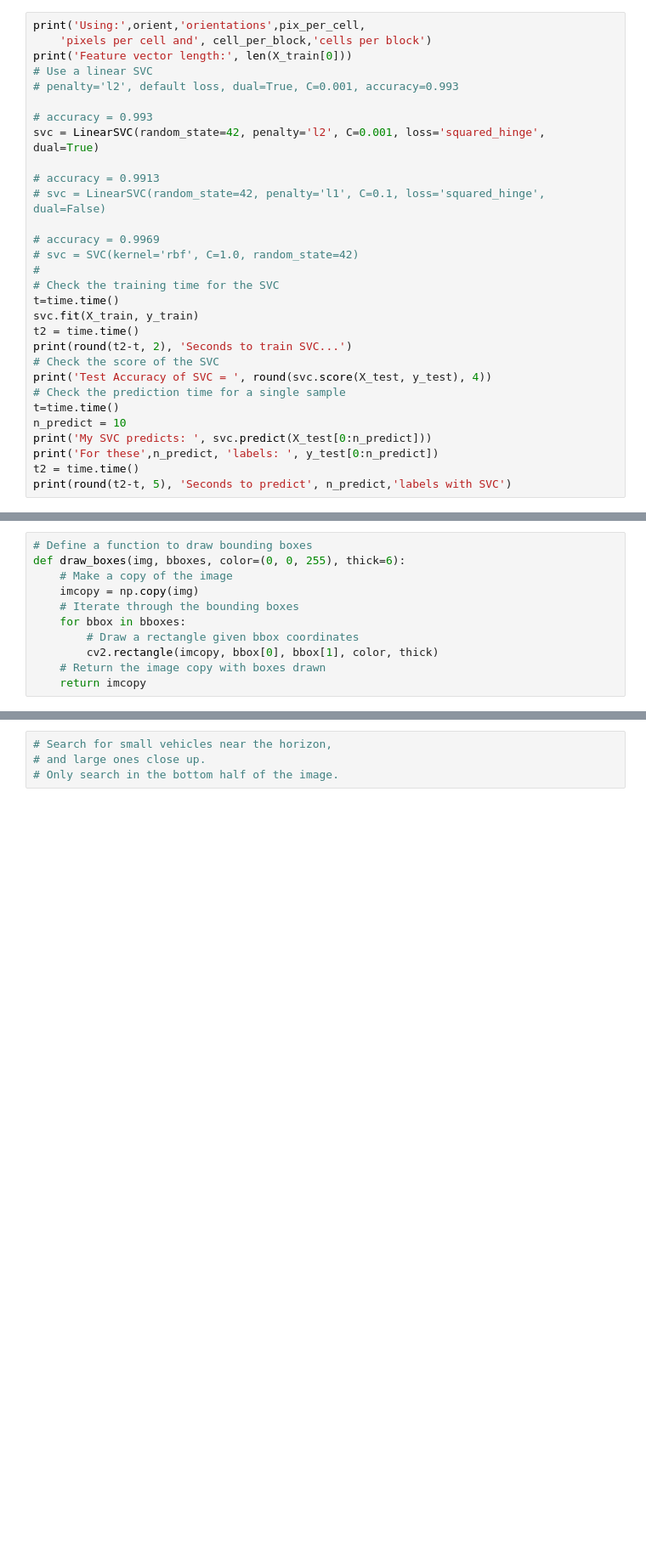
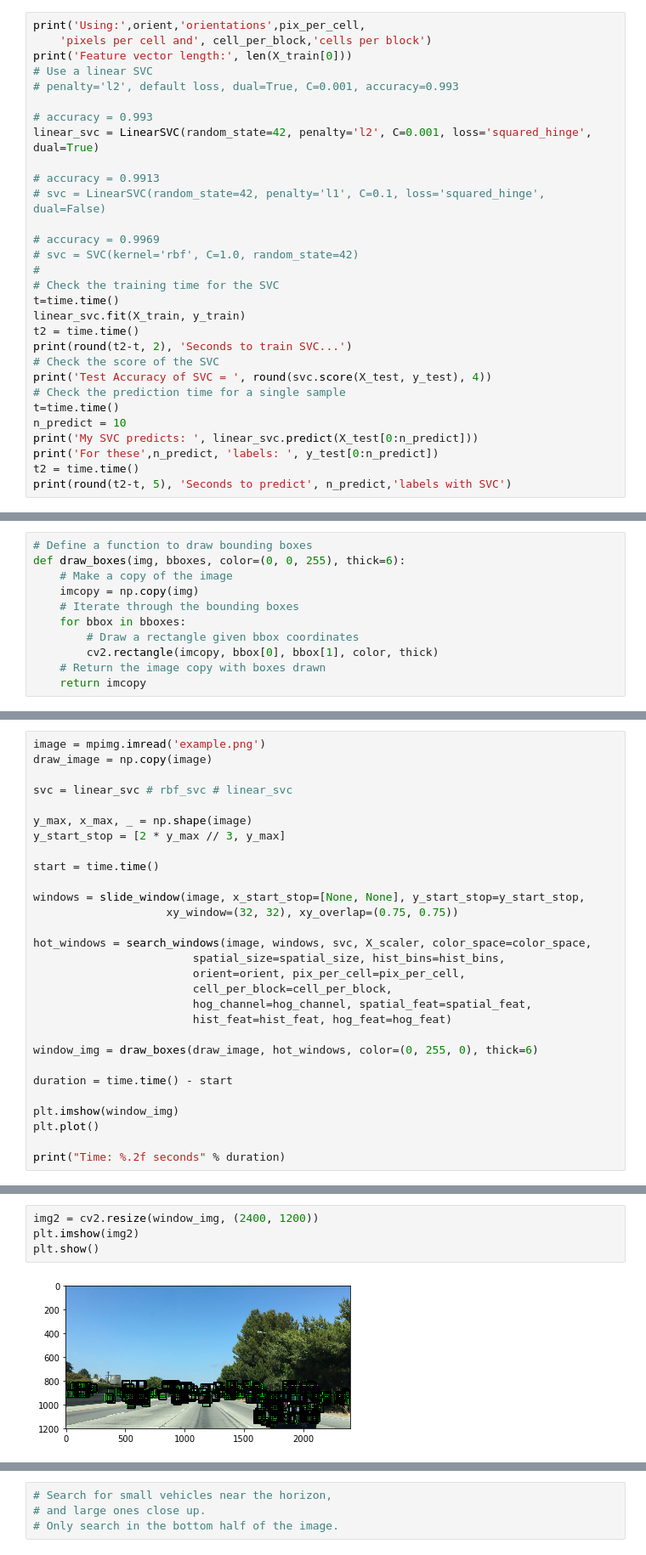
Before and after one commit to mkolod/CarND-Vehicle-Detection, a Jupyter notebook: vehicle_detection.ipynb, the cells around one changed output, grey strips where cells are left out. Shown at 85% size. Saved outputs shown, nothing was run; the diff lists cells and outputs as text; blank space fills up the shorter version.

```diff
--- a/vehicle_detection.ipynb
+++ b/vehicle_detection.ipynb
@@ -198,7 +198,7 @@ print('Feature vector length:', len(X_train[0]))
 # penalty='l2', default loss, dual=True, C=0.001, accuracy=0.993
 
 # accuracy = 0.993
-svc = LinearSVC(random_state=42, penalty='l2', C=0.001, loss='squared_hinge', dual=True)
+linear_svc = LinearSVC(random_state=42, penalty='l2', C=0.001, loss='squared_hinge', dual=True)
 
 # accuracy = 0.9913
 # svc = LinearSVC(random_state=42, penalty='l1', C=0.1, loss='squared_hinge', dual=False)
@@ -208,7 +208,7 @@ svc = LinearSVC(random_state=42, penalty='l2', C=0.001, loss='squared_hinge', du
 #
 # Check the training time for the SVC
 t=time.time()
-svc.fit(X_train, y_train)
+linear_svc.fit(X_train, y_train)
 t2 = time.time()
 print(round(t2-t, 2), 'Seconds to train SVC...')
 # Check the score of the SVC
@@ -216,7 +216,7 @@ print('Test Accuracy of SVC = ', round(svc.score(X_test, y_test), 4))
 # Check the prediction time for a single sample
 t=time.time()
 n_predict = 10
-print('My SVC predicts: ', svc.predict(X_test[0:n_predict]))
+print('My SVC predicts: ', linear_svc.predict(X_test[0:n_predict]))
 print('For these',n_predict, 'labels: ', y_test[0:n_predict])
 t2 = time.time()
 print(round(t2-t, 5), 'Seconds to predict', n_predict,'labels with SVC')
@@ -324,0 +476,29 @@ def draw_boxes(img, bboxes, color=(0, 0, 255), thick=6):
+# %%
+image = mpimg.imread('example.png')
+draw_image = np.copy(image)
+
+svc = linear_svc # rbf_svc # linear_svc
+
+y_max, x_max, _ = np.shape(image)
+y_start_stop = [2 * y_max // 3, y_max]
+
+start = time.time()
+
+windows = slide_window(image, x_start_stop=[None, None], y_start_stop=y_start_stop,
+                    xy_window=(32, 32), xy_overlap=(0.75, 0.75))
+
+hot_windows = search_windows(image, windows, svc, X_scaler, color_space=color_space,
+                        spatial_size=spatial_size, hist_bins=hist_bins,
+                        orient=orient, pix_per_cell=pix_per_cell,
+                        cell_per_block=cell_per_block,
+                        hog_channel=hog_channel, spatial_feat=spatial_feat,
+                        hist_feat=hist_feat, hog_feat=hog_feat)
+
+window_img = draw_boxes(draw_image, hot_windows, color=(0, 255, 0), thick=6)
+
+duration = time.time() - start
+
+plt.imshow(window_img)
+plt.plot()
+
+print("Time: %.2f seconds" % duration)
@@ -324,0 +507,6 @@ def draw_boxes(img, bboxes, color=(0, 0, 255), thick=6):
+# %%
+img2 = cv2.resize(window_img, (2400, 1200))
+plt.imshow(img2)
+plt.show()
+# %% [output]
+[figure, added]
```
Also changed, not shown: parts of 10 cells of this notebook.
